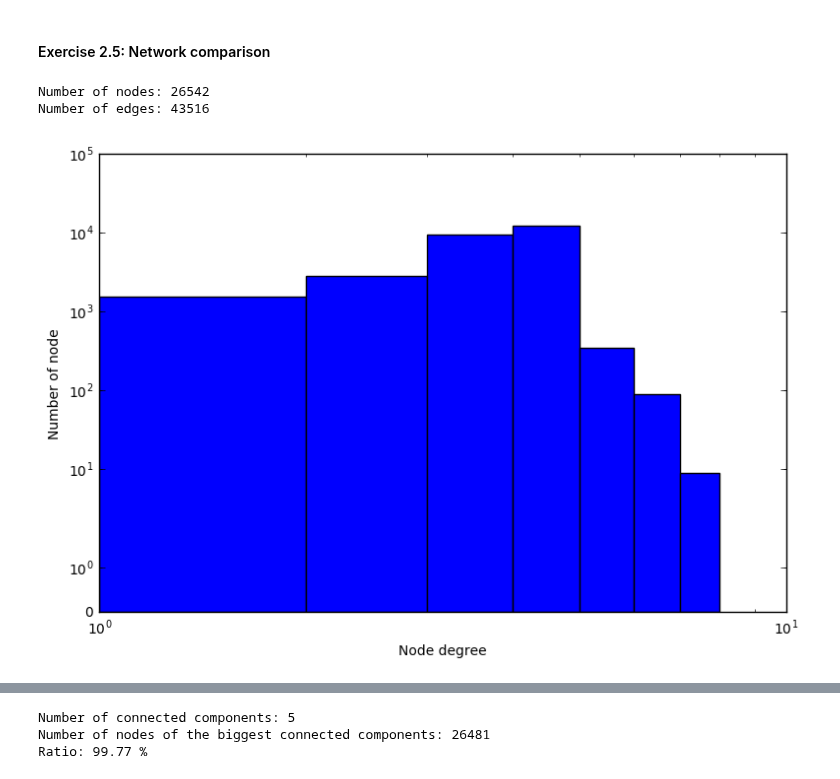
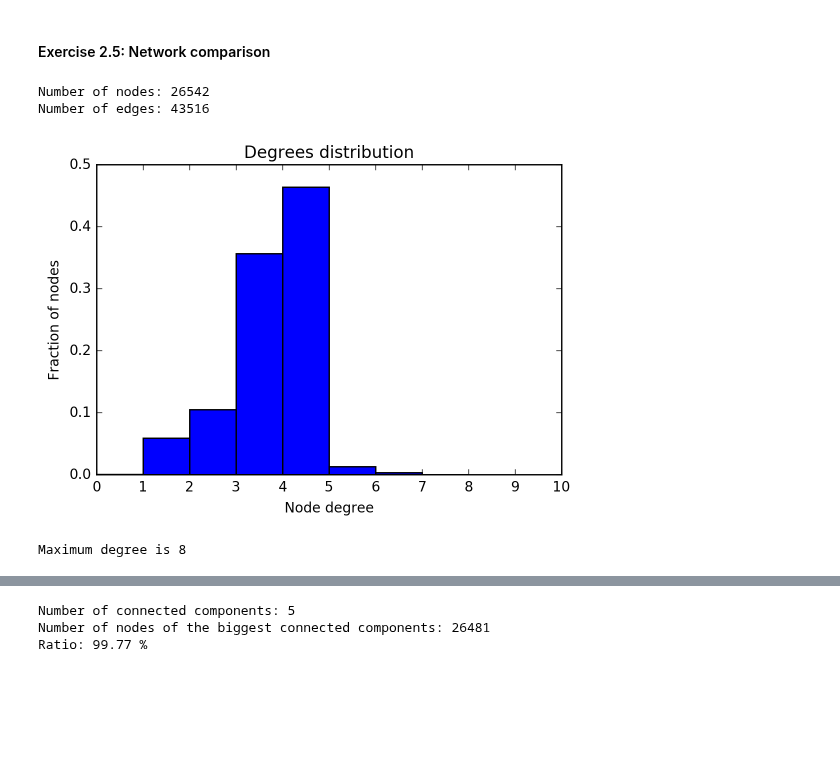
Before and after one commit to raphaelBarman/internetAnalytics, a Jupyter notebook: ix-lab2/notebooks/ix-lab2-notebook-part1.ipynb, the cells around one changed output, grey strips where cells are left out. Drawn from its saved outputs; the diff is of its cells as text; code cells hidden in the pictures; blank space fills up the shorter version.

```diff
--- a/ix-lab2/notebooks/ix-lab2-notebook-part1.ipynb
+++ b/ix-lab2/notebooks/ix-lab2-notebook-part1.ipynb
@@ -48,13 +52,13 @@ Number of edges: 18584
 # %% [markdown]
 #### Exercise 2.2:  Node degree distribution
 # %%
-plt.rcParams["figure.figsize"][0] = 9.0
-plt.rcParams["figure.figsize"][1] = 6.0
-degrees = [x for x in nx.degree(graph).values()]
+degrees = list(nx.degree(graph).values())
 plt.hist(degrees, bins=np.arange(0,max(degrees)+1,1));
+plt.title('Degrees distribution')
 plt.xscale('log')
 plt.yscale('symlog')
 plt.xlabel("Node degree")
 plt.ylabel("Number of node")
 plt.show()
+print('Maximum degree is',max(degrees))
 # %% [output]
@@ -62,17 +66,0 @@ plt.show()
-# %%
-# We make the figure bigger
-plt.rcParams["figure.figsize"][0] = 9.0
-plt.rcParams["figure.figsize"][1] = 6.0
-
-# node_degree = nx.degree(graph)
-# degree_sequence=sorted(nx.degree(graph).values(),reverse=True)
-degree_sequence = np.array(nx.degree_histogram(graph))/nx.number_of_nodes(graph)
-sequence = np.arange(0,len(degree_sequence),1)
-
-# powerlaw = lambda x, gamma: gamma*np.mean(x)**gamma/x**(gamma+1)
-# degree_sequence = [float(x)/nx.number_of_nodes(graph) for x in degree_sequence]
-plt.loglog(sequence,degree_sequence,'.')
-# plt.loglog(sequence,powerlaw(sequence,0.001))
-plt.xlabel("Node degree")
-plt.ylabel("Fraction of nodes")
-plt.show()
@@ -152,25 +154,23 @@ We can say that this graph is a small-world.
 # %%
 with open('../data/network2.csv') as f:
-    lines2 = f.readlines()
-edges = [line.strip().split(',') for line in lines2 if not line.startswith('#')]
+    lines = f.readlines()
+edges = [line.strip().split(',') for line in lines if not line.startswith('#')]
 graph = nx.Graph()
 graph.add_edges_from(edges)
+print("Number of nodes:", nx.number_of_nodes(graph))
+print("Number of edges:", nx.number_of_edges(graph))
+# %% [output]
+Number of nodes: 26542
+Number of edges: 43516
-# %%
-print("Number of nodes:", nx.number_of_nodes(graph))
-print("Number of edges:", nx.number_of_edges(graph))
-# %% [output]
-Number of nodes: 26542
-Number of edges: 43516
 # %%
-plt.rcParams["figure.figsize"][0] = 9.0
-plt.rcParams["figure.figsize"][1] = 6.0
-# histogram = nx.degree_histogram(graph)
-degrees = [x for x in nx.degree(graph).values()]
-plt.hist(degrees, bins=np.arange(0,max(degrees)+1,1));
-plt.xscale('log')
-plt.yscale('symlog')
+degrees = list(nx.degree(graph).values())
+plt.hist(degrees, bins=np.arange(0,max(degrees)+1,1),normed=True);
+plt.title('Degrees distribution')
+plt.xticks(np.arange(0,11,1))
 plt.xlabel("Node degree")
-plt.ylabel("Number of node")
+plt.ylabel("Fraction of nodes")
 plt.show()
+print('Maximum degree is',max(degrees))
 # %% [output]
-[figure, old version]
+[figure, new version]
+Maximum degree is 8
```
Also changed, not shown: parts of 26 cells of this notebook.
